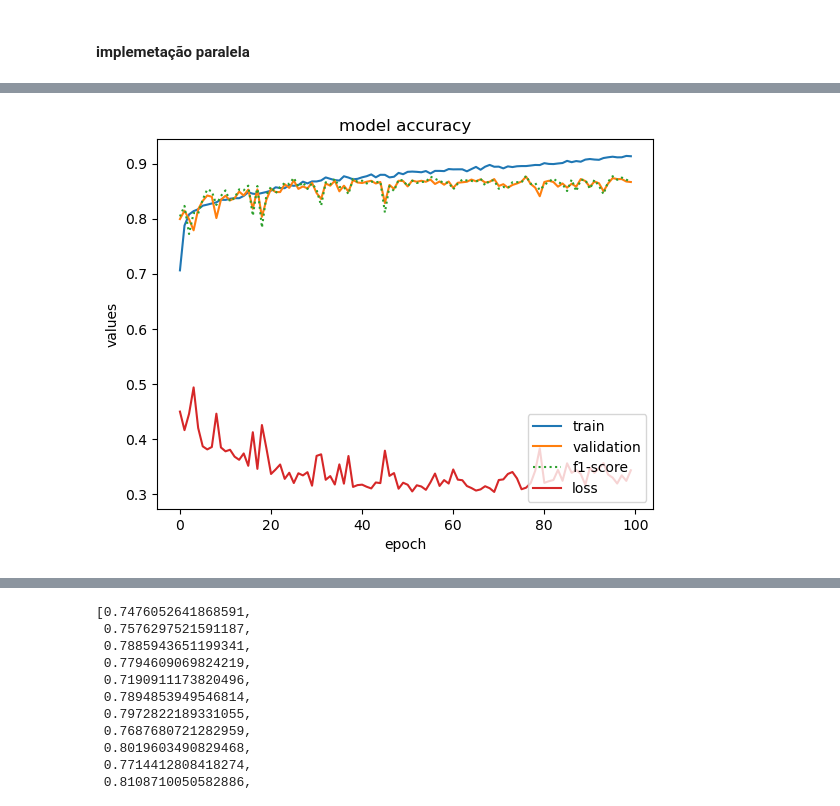
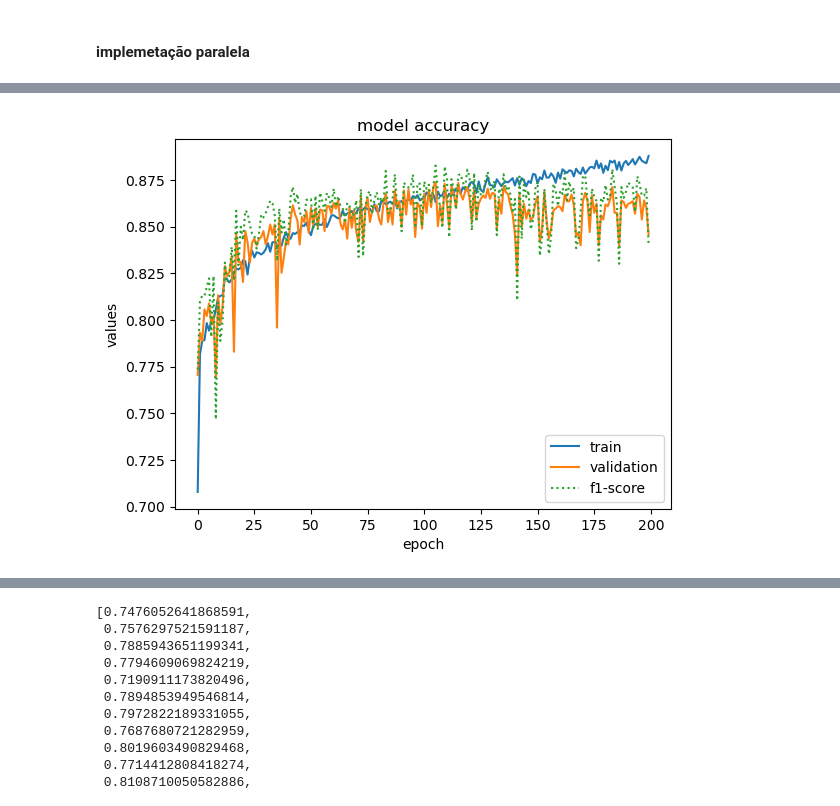
Before and after one commit to danielteodosio/parallelConvolutionExperiments, a Jupyter notebook: exploration6/ParallelH3DataNetworkExperiments.ipynb, the cells around one changed output, grey strips where cells are left out. Saved outputs shown, nothing was run; the diff lists cells and outputs as text; code cells hidden in the pictures.

Commit message:
checkpoint_05_07

```diff
--- a/exploration6/ParallelH3DataNetworkExperiments.ipynb
+++ b/exploration6/ParallelH3DataNetworkExperiments.ipynb
@@ -313,8 +304,8 @@ model.compile(loss=keras.losses.BinaryCrossentropy(reduction='sum_over_batch_siz
             , optimizer= keras.optimizers.Adam(learning_rate=0.001))   #sum_over_batch_size
 # %%
 
-callback = tf.keras.callbacks.ModelCheckpoint('exp/bmw1w3w6w9/best_model_acc09.h5', monitor='val_accuracy', mode='max', save_best_only=True)
+callback = tf.keras.callbacks.ModelCheckpoint('exp/bmw1/best_model1_acc04.h5', monitor='val_accuracy', mode='max', save_best_only=True)
 
-historyf = model.fit(input_train, output_train, epochs= 100, batch_size = 32,
+historyf = model.fit(input_train, output_train, epochs= 200, batch_size = 32,
                      validation_data=(input_validation, output_validation), shuffle= True, callbacks=[callback]) # validation_split = 0.33
 # %% [output]
@@ -351,16 +342,16 @@ modelBest.evaluate(input_test, output_test, batch_size= 2245)  #3741
 # %%
-
+\
 plt.plot(historyf.history['accuracy'])
 plt.plot(historyf.history['val_accuracy'])
 plt.plot(historyf.history['val_f1_m'], linestyle='dotted')
-plt.plot(historyf.history['val_loss'])
+#plt.plot(historyf.history['val_loss'])
 plt.title('model accuracy')
 plt.ylabel('values')
 plt.xlabel('epoch')
 plt.legend(['train', 'validation', 'f1-score', 'loss'], loc='lower right')
 plt.show()
 # %% [output]
-[figure, old version]
+[figure, new version]
 # %%
 #print('max val_accuracy :' + str(max(historyf.history['val_accuracy'])) + '; ' + 'min val_loss : ' + str(min(historyf.history['val_loss'])) )
 
```
Also changed, not shown: parts of 10 cells of this notebook, 36 other files.
